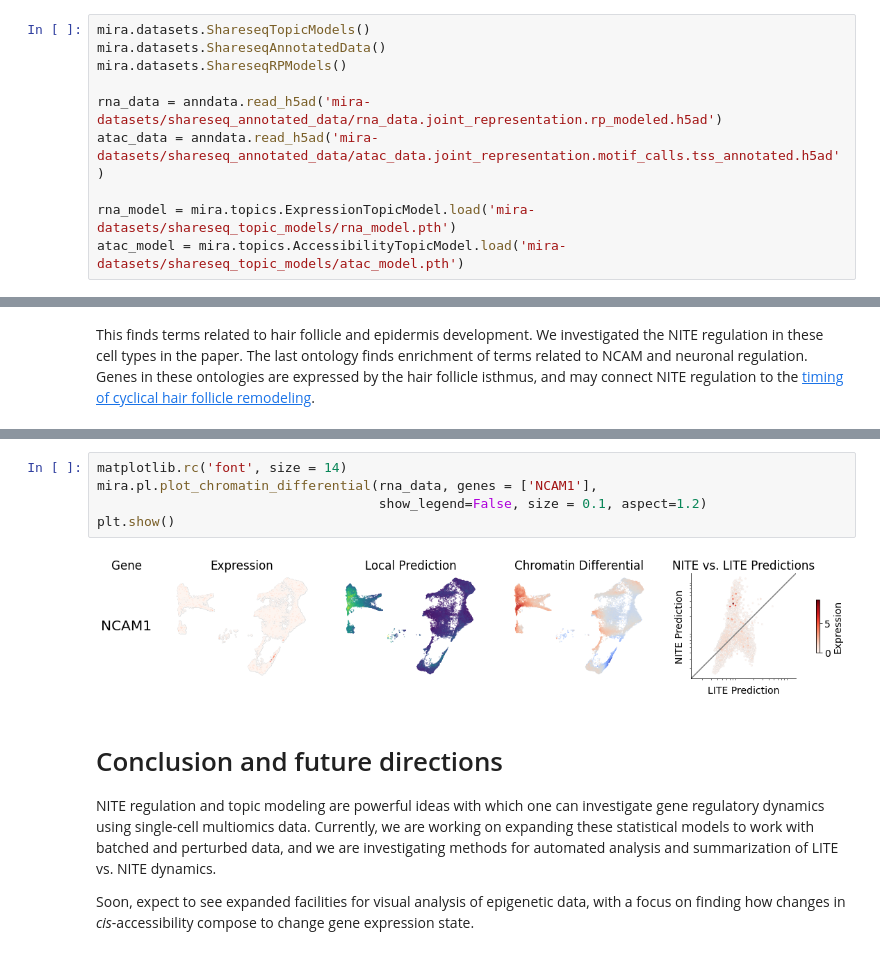
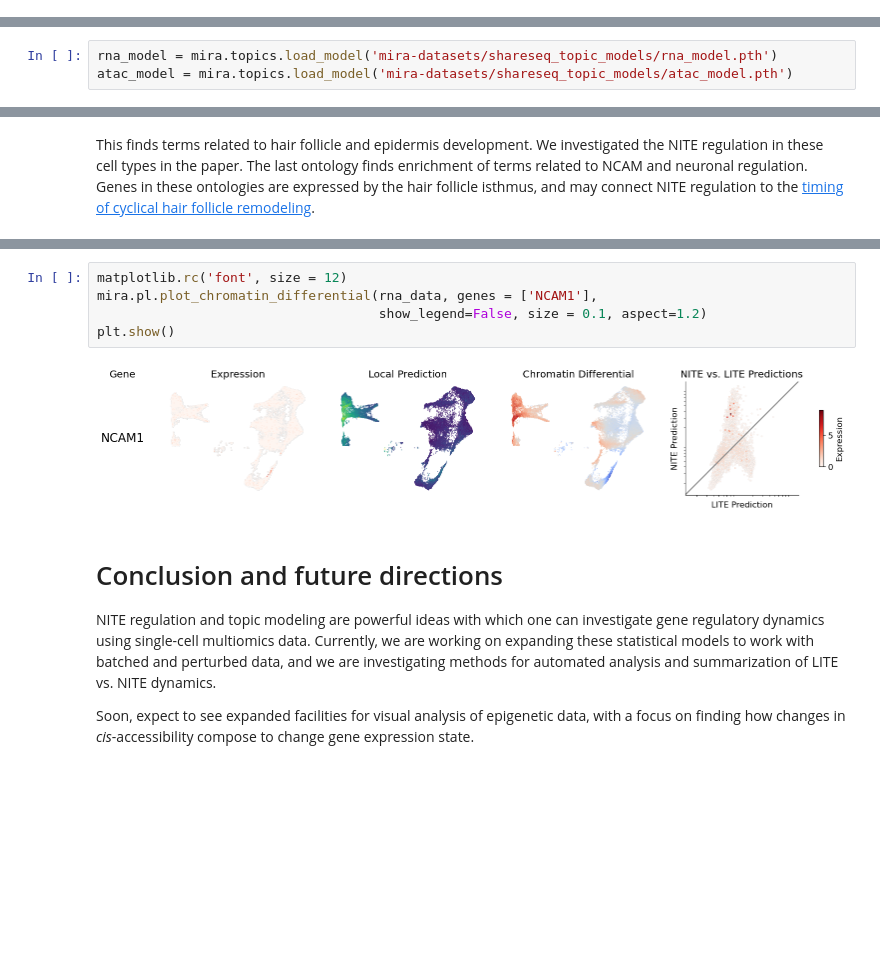
Before and after one commit to cistrome/MIRA, a Jupyter notebook: docs/source/notebooks/tutorial_NITE_LITE_modeling.ipynb, the cells around one changed output, grey strips where cells are left out. Drawn from its saved outputs; the diff is of its cells as text; blank space fills up the shorter version.

Commit message:
got all rp stuff working, changed the load model function so that MIRA1 models can be used without hassle

```diff
--- a/docs/source/notebooks/tutorial_NITE_LITE_modeling.ipynb
+++ b/docs/source/notebooks/tutorial_NITE_LITE_modeling.ipynb
@@ -33,12 +36,2 @@ mira.utils.pretty_sderr()
 # %% [markdown]
 and downloading the SHARE-seq skin dataset (if not downloaded already):
-# %%
-mira.datasets.ShareseqTopicModels()
-mira.datasets.ShareseqAnnotatedData()
-mira.datasets.ShareseqRPModels()
-
-rna_data = anndata.read_h5ad('mira-datasets/shareseq_annotated_data/rna_data.joint_representation.rp_modeled.h5ad')
-atac_data = anndata.read_h5ad('mira-datasets/shareseq_annotated_data/atac_data.joint_representation.motif_calls.tss_annotated.h5ad')
-
-rna_model = mira.topics.ExpressionTopicModel.load('mira-datasets/shareseq_topic_models/rna_model.pth')
-atac_model = mira.topics.AccessibilityTopicModel.load('mira-datasets/shareseq_topic_models/atac_model.pth')
@@ -69,0 +63,3 @@ INFO:mira.topic_model.base:Moving model to device: cpu
+# %%
+rna_model = mira.topics.load_model('mira-datasets/shareseq_topic_models/rna_model.pth')
+atac_model = mira.topics.load_model('mira-datasets/shareseq_topic_models/atac_model.pth')
@@ -229,10 +230,10 @@ mira.pl.plot_enrichments(nite_enrichments, plots_per_row=1,
 # %%
-matplotlib.rc('font', size = 14)
+matplotlib.rc('font', size = 12)
 mira.pl.plot_chromatin_differential(rna_data, genes = ['NCAM1'],
                                     show_legend=False, size = 0.1, aspect=1.2)
 plt.show()
 # %% [output]
-[figure, old version]
+[figure, new version]
 # %% [markdown]
 # Conclusion and future directions
 
```
Also changed, not shown: parts of 11 cells of this notebook, 15 other files.
